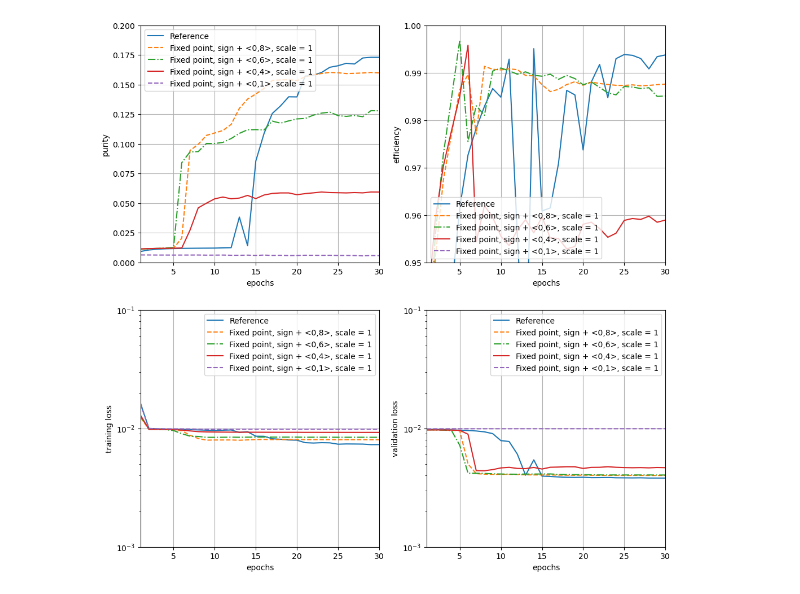
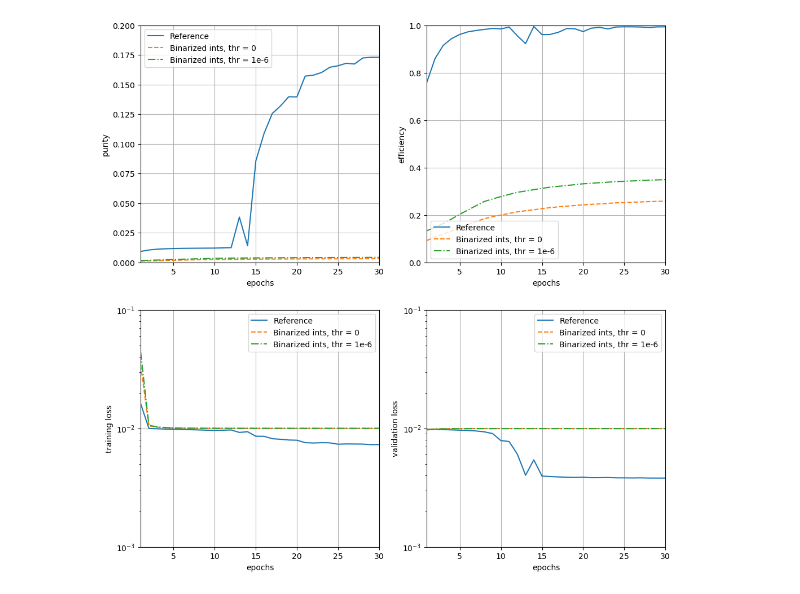
Before and after one commit to sdittmeier/Tracking-ML-Exa.TrkX, a Jupyter notebook: Examples/TrackML_Quickstart/Scripts/utils/observables_plotter.ipynb, the cells around one changed output. Drawn from its saved outputs; the diff is of its cells as text; code cells hidden in the pictures.

```diff
--- a/Examples/TrackML_Quickstart/Scripts/utils/observables_plotter.ipynb
+++ b/Examples/TrackML_Quickstart/Scripts/utils/observables_plotter.ipynb
@@ -13,76 +13,90 @@ def filter_nan(arr):
      return filter_arr;
 
 # some constants we need
+zoom = False
+filenum_list1 = [48, 46, 54] # binarized ints
+filenum_list2 = [48, 50, 51, 52, 53] # quantized ints
+filenum_list3 = [48, 55, 56, 57, 58, 59] # fixed point with 5 integer bits
+filenum_list4 = [48, 57, 62, 60] # fixed point with 12 bits after the point
+filenum_list5 = [48, 63, 64, 65, 66, 67] # fixed point, less and less bits
+filenum_list6 = [48, 67, 68, 69, 70] # fixed point, no integer bits
+filenum_lists = [filenum_list1, filenum_list2, filenum_list3, filenum_list4, filenum_list5, filenum_list6]
+
 max_epoch = 30
 min_xlim = 1
 min_ylim = [0, 0, 1e-3, 1e-3]
-min_ylim = [0, 0.95, 1e-3, 1e-3] # for zoom
+if(zoom):
+    min_ylim = [0, 0.95, 1e-3, 1e-3] # for zoom
 max_ylim = [0.2, 1, 0.1, 0.1]
 
 
 ##initializing figure
-fig = plt.figure(figsize=(12,12))
-ax1 = fig.add_subplot(221)
-ax2 = fig.add_subplot(222)
-ax3 = fig.add_subplot(223)
-ax4 = fig.add_subplot(224)
-ax_list = [ax1, ax2, ax3, ax4]
+#fig = plt.figure(figsize=(12,12))
+#ax1 = fig.add_subplot(221)
+#ax2 = fig.add_subplot(222)
+#ax3 = fig.add_subplot(223)
+#ax4 = fig.add_subplot(224)
+#ax_list = [ax1, ax2, ax3, ax4]
 obs = {0:"pur",1:"eff",2:"train_loss",3:"val_loss"}  ##observations that we are interested in
 label_obs = {0:"purity",1:"efficiency",2:"training loss",3:"validation loss"}  ##observations that we are interested in
 epoch = np.arange(1,max_epoch+1)   ### epoch array from values 1 to 30
 
-#filenum_list = [48, 46, 54] # binarized ints
-#filenum_list = [48, 50, 51, 52, 53] # quantized ints
-#filenum_list = [48, 55, 56, 57, 58, 59] # fixed point with 5 integer bits
-#filenum_list = [48, 57, 62, 60] # fixed point with 12 bits after the point
-#filenum_list = [48, 63, 64, 65, 66, 67] # fixed point, less and less bits
-filenum_list = [48, 67, 68, 69, 70] # fixed point, no integer bits
+
 label_filenum = {46:"Binarized ints, thr = 0",
                  48:"Reference",
                  50:"Quantized ints, thr = 0",
                  51:"Quantized ints, thr = 1e-6",
                  52:"Quantized ints, thr = 1e-5",
                  53:"Quantized ints, thr = 1e-7",
                  54:"Binarized ints, thr = 1e-6",
                  55:"Fixed point, sign + <5,20>, scale = 1",
                  56:"Fixed point, sign + <5,16>, scale = 1",
                  57:"Fixed point, sign + <5,12>, scale = 1",
                  58:"Fixed point, sign + <5,8>, scale = 1",
                  59:"Fixed point, sign + <5,4>, scale = 1",
                  60:"Fixed point, sign + <3,12>, scale = 1",
                  62:"Fixed point, sign + <4,12>, scale = 1",
                  63:"Fixed point, sign + <3,10>, scale = 1",
                  64:"Fixed point, sign + <2,10>, scale = 1",
                  65:"Fixed point, sign + <2,8>, scale = 1",
                  66:"Fixed point, sign + <1,8>, scale = 1",
                  67:"Fixed point, sign + <0,8>, scale = 1",
                  68:"Fixed point, sign + <0,6>, scale = 1",
                  69:"Fixed point, sign + <0,4>, scale = 1",
                  70:"Fixed point, sign + <0,1>, scale = 1"
                 }
 linestyles = ['solid', 'dashed', 'dashdot']
 labelloc = [2, 3, 1, 1]
 
-for j in range (0,4):
-#j = 1 ##it will plot eff see "obs array" if it's 3 then it will plot val_loss
-    ax = ax_list[j]
-    ax.set_xlabel("epochs")
-    ax.set_ylabel(label_obs[j])
-    for idfile, filenum in enumerate(filenum_list):
-        df = pd.read_csv(f"metrics_{filenum}.csv")  ##reading the csv file
-        ya = filter_nan(np.array(df[obs[j]]))  ##accessing desirable array and passing it through the filter nan function
-        ax.plot(epoch,ya,label = label_filenum[filenum],alpha=1, linestyle=linestyles[idfile%3]) ##plotting
-    ax.grid(True)
-    ax.legend(loc=labelloc[j], prop={'size': 10})
-    # plt.suptitle(inputs + "  Input bit width = weight_bit width,Bias-False")  ##this creates the title
-    # plt.savefig(inputs+".jpg")  ##this commands saves the figure
-    ax.set_xlim([min_xlim,max_epoch])
-    ax.set_ylim([min_ylim[j],max_ylim[j]])
-    if(j > 1):
-        ax.set_yscale('log')
-    ax_list[j] = ax
-plt.show()
-plt.savefig(f"observables{filenum_list}.pdf")
-plt.savefig(f"observables{filenum_list}_zoom.pdf")
+for filenum_list in filenum_lists:
+    fig = plt.figure(figsize=(12,12))
+    ax1 = fig.add_subplot(221)
+    ax2 = fig.add_subplot(222)
+    ax3 = fig.add_subplot(223)
+    ax4 = fig.add_subplot(224)
+    ax_list = [ax1, ax2, ax3, ax4]
+    for j in range (0,4):
+    #j = 1 ##it will plot eff see "obs array" if it's 3 then it will plot val_loss
+        ax = ax_list[j]
+        ax.set_xlabel("epochs")
+        ax.set_ylabel(label_obs[j])
+        for idfile, filenum in enumerate(filenum_list):
+            df = pd.read_csv(f"metrics_{filenum}.csv")  ##reading the csv file
+            ya = filter_nan(np.array(df[obs[j]]))  ##accessing desirable array and passing it through the filter nan function
+            ax.plot(epoch,ya,label = label_filenum[filenum],alpha=1, linestyle=linestyles[idfile%3]) ##plotting
+        ax.grid(True)
+        ax.legend(loc=labelloc[j], prop={'size': 10})
+        # plt.suptitle(inputs + "  Input bit width = weight_bit width,Bias-False")  ##this creates the title
+        # plt.savefig(inputs+".jpg")  ##this commands saves the figure
+        ax.set_xlim([min_xlim,max_epoch])
+        ax.set_ylim([min_ylim[j],max_ylim[j]])
+        if(j > 1):
+            ax.set_yscale('log')
+        ax_list[j] = ax
+    #plt.show()
+    if(zoom):
+        plt.savefig(f"observables{filenum_list}_zoom.pdf")
+    else:
+        plt.savefig(f"observables{filenum_list}.pdf")
 # %% [output]
-[figure, old version]
+[figure, new version]
```
Also changed, not shown: parts of 1 cell of this notebook, 1 other file.
